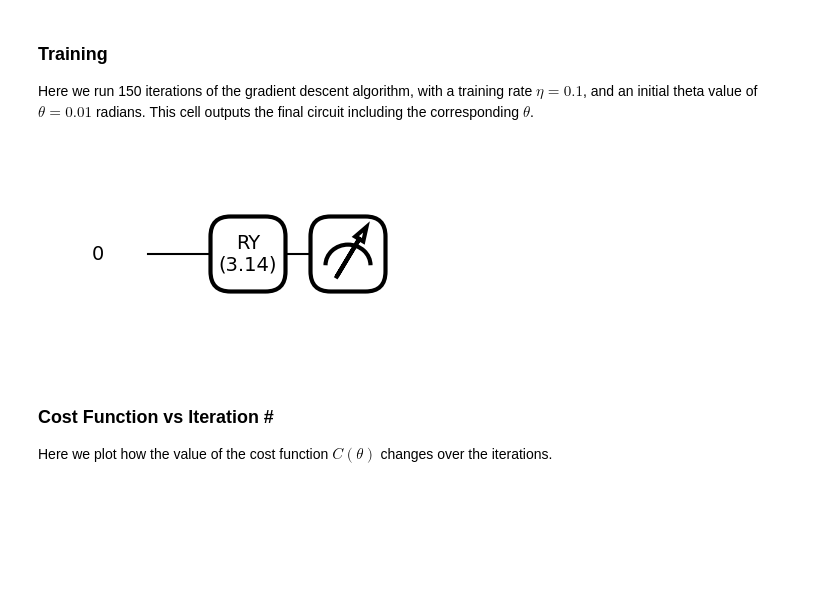
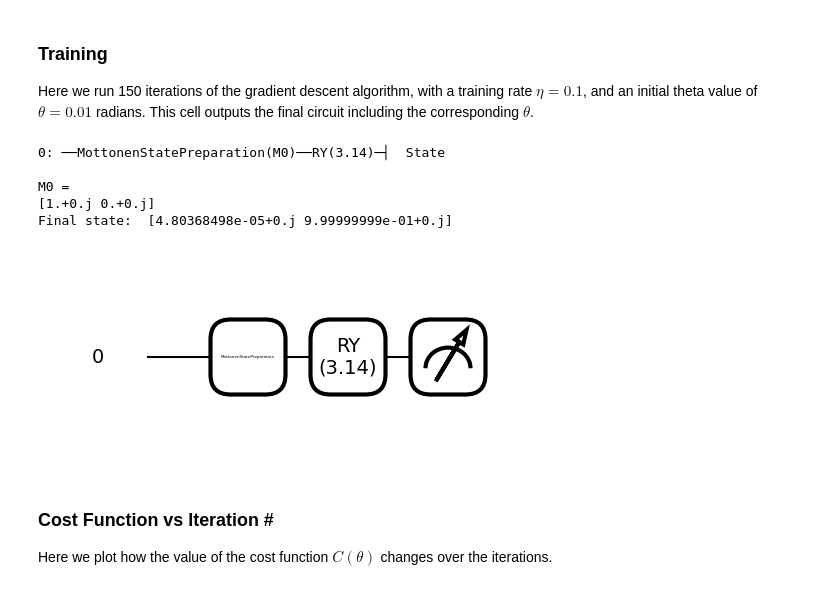
Before and after one commit to leonrode/qml, a Jupyter notebook: single-qubit-pc-training/main.ipynb, the cells around one changed output. Drawn from its saved outputs; the diff is of its cells as text; code cells hidden in the pictures; blank space fills up the shorter version.

```diff
--- a/single-qubit-pc-training/main.ipynb
+++ b/single-qubit-pc-training/main.ipynb
@@ -68,8 +68,8 @@ We define a QNode `circuit` which takes in the rotation angle $\theta$ and an op
 # %%
 @qml.qnode(dev)
 def circuit(theta, initial_state=[complex(1), complex(0)]):
-    if initial_state != [complex(1), complex(0)]:
-        qml.StatePrep(initial_state, wires=0)
+
+    qml.MottonenStatePreparation(initial_state, wires=0)
     qml.RY(theta, wires=0)
 
     return qml.state()
@@ -94,27 +94,36 @@ Here we run 150 iterations of the gradient descent algorithm, with a training ra
 # %%
 import matplotlib.pyplot as plt
 
 def run():
-    #initial_state = [complex(np.sqrt(0.5)), complex(np.sqrt(0.5))]
+    # initial_state = [complex(np.sqrt(0.5)), complex(np.sqrt(0.5))]
     initial_state = [complex(1), complex(0)]
 
     theta = 0.01
     eta = 0.1
     iterations = 150
     thetas = [None] * iterations
     costs = [None] * iterations
     for it_num in range(iterations):
         circuit(theta, initial_state)
         thetas[it_num] = theta.real
         costs[it_num] = cost_function(theta, initial_state[0], initial_state[1])
         _, theta = update_rule(theta.real, eta, initial_state)
 
+    print(qml.draw(circuit, decimals=2)(theta.real))
     qml.draw_mpl(circuit, decimals=2)(theta.real)
+
+    state = circuit(theta, initial_state)
+    print("Final state: ", state)
 
     return iterations, thetas, costs
 iterations, thetas, costs = run()
 # %% [output]
+0: ──MottonenStatePreparation(M0)──RY(3.14)─┤  State
+
+M0 =
+[1.+0.j 0.+0.j]
+Final state:  [4.80368498e-05+0.j 9.99999999e-01+0.j]
-[figure, old version]
+[figure, new version]
 # %% [markdown]
 ### Cost Function vs Iteration \#
 
```
Also changed, not shown: parts of 1 cell of this notebook, 6 other files.
